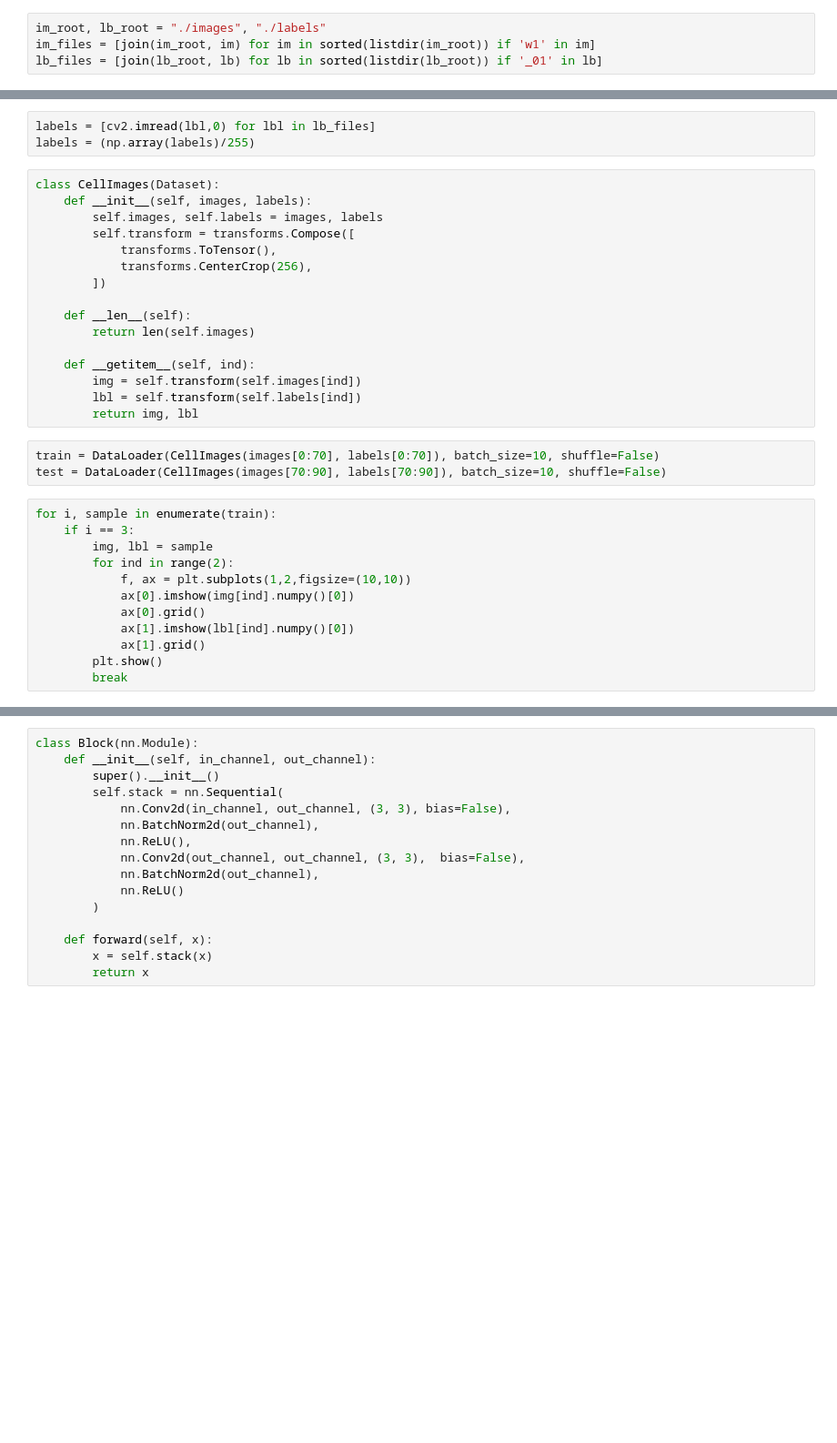
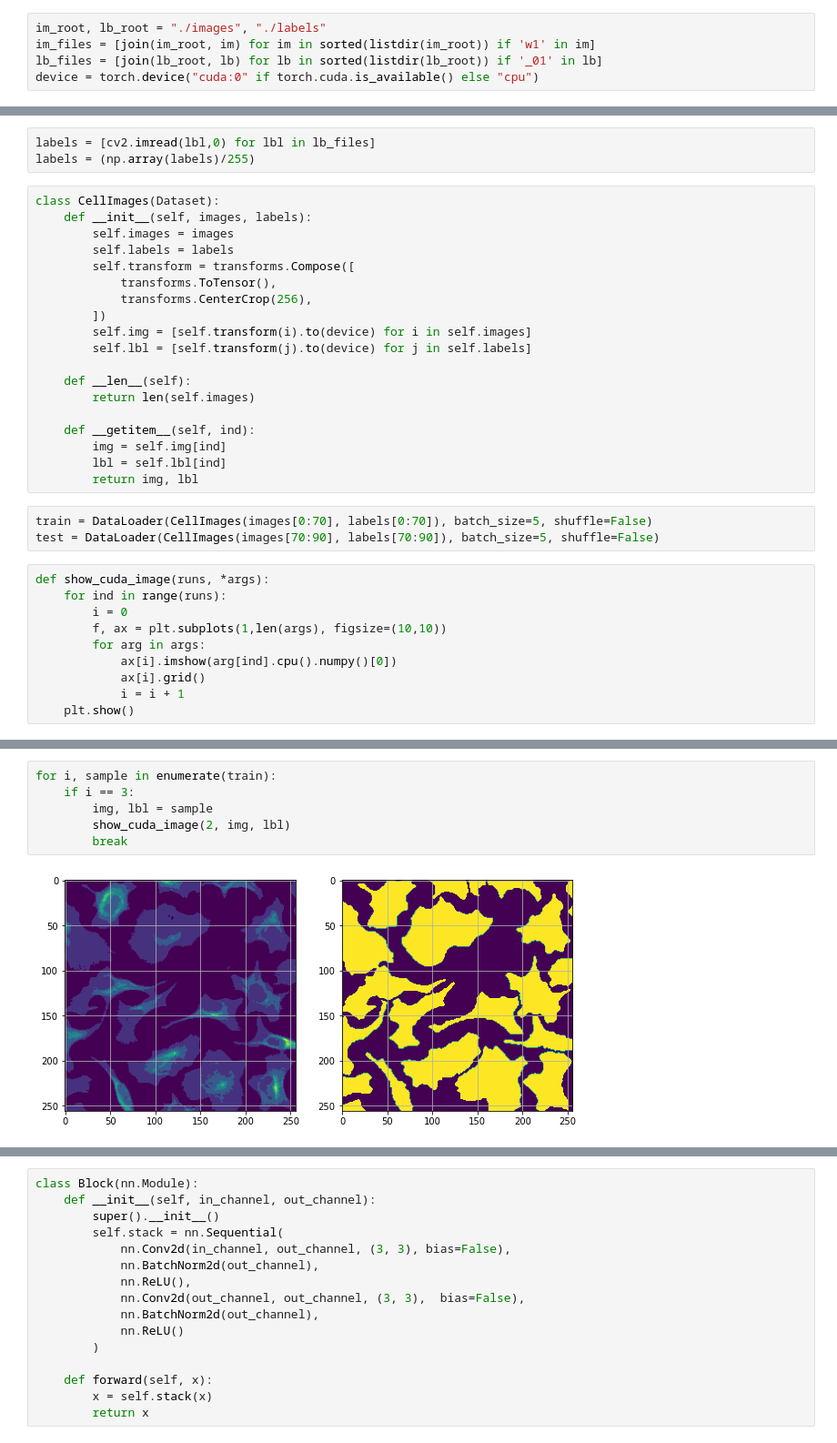
Before and after one commit to ego-alt/segmentation-from-scratch, a Jupyter notebook: cell_image.ipynb, the cells around one changed output, grey strips where cells are left out. Shown at 91% size. Saved outputs shown, nothing was run; the diff lists cells and outputs as text; blank space fills up the shorter version.

```diff
--- a/cell_image.ipynb
+++ b/cell_image.ipynb
@@ -39,6 +21,7 @@ import matplotlib.pyplot as plt
 im_root, lb_root = "./images", "./labels"
 im_files = [join(im_root, im) for im in sorted(listdir(im_root)) if 'w1' in im]
 lb_files = [join(lb_root, lb) for lb in sorted(listdir(lb_root)) if '_01' in lb]
+device = torch.device("cuda:0" if torch.cuda.is_available() else "cpu")
 # %%
 dim = (696, 520)
 images = [cv2.resize(cv2.imread(img), dim, interpolation = cv2.INTER_AREA) for img in im_files]
@@ -49,31 +32,32 @@ labels = (np.array(labels)/255)
 # %%
 class CellImages(Dataset):
     def __init__(self, images, labels):
-        self.images, self.labels = images, labels
+        self.images = images
+        self.labels = labels
         self.transform = transforms.Compose([
             transforms.ToTensor(),
             transforms.CenterCrop(256),
         ])
+        self.img = [self.transform(i).to(device) for i in self.images]
+        self.lbl = [self.transform(j).to(device) for j in self.labels]
 
     def __len__(self):
         return len(self.images)
 
     def __getitem__(self, ind):
-        img = self.transform(self.images[ind])
-        lbl = self.transform(self.labels[ind])
+        img = self.img[ind]
+        lbl = self.lbl[ind]
         return img, lbl
 # %%
-train = DataLoader(CellImages(images[0:70], labels[0:70]), batch_size=10, shuffle=False)
-test = DataLoader(CellImages(images[70:90], labels[70:90]), batch_size=10, shuffle=False)
+train = DataLoader(CellImages(images[0:70], labels[0:70]), batch_size=5, shuffle=False)
+test = DataLoader(CellImages(images[70:90], labels[70:90]), batch_size=5, shuffle=False)
 # %%
-for i, sample in enumerate(train):
-    if i == 3:
-        img, lbl = sample
-        for ind in range(2):
-            f, ax = plt.subplots(1,2,figsize=(10,10))
-            ax[0].imshow(img[ind].numpy()[0])
-            ax[0].grid()
-            ax[1].imshow(lbl[ind].numpy()[0])
-            ax[1].grid()
-        plt.show()
-        break
+def show_cuda_image(runs, *args):
+    for ind in range(runs):
+        i = 0
+        f, ax = plt.subplots(1,len(args), figsize=(10,10))
+        for arg in args:
+            ax[i].imshow(arg[ind].cpu().numpy()[0])
+            ax[i].grid()
+            i = i + 1
+    plt.show()
@@ -82,0 +64,8 @@ for i, sample in enumerate(train):
+# %%
+for i, sample in enumerate(train):
+    if i == 3:
+        img, lbl = sample
+        show_cuda_image(2, img, lbl)
+        break
+# %% [output]
+[figure, added]
```
Also changed, not shown: parts of 9 cells of this notebook.
